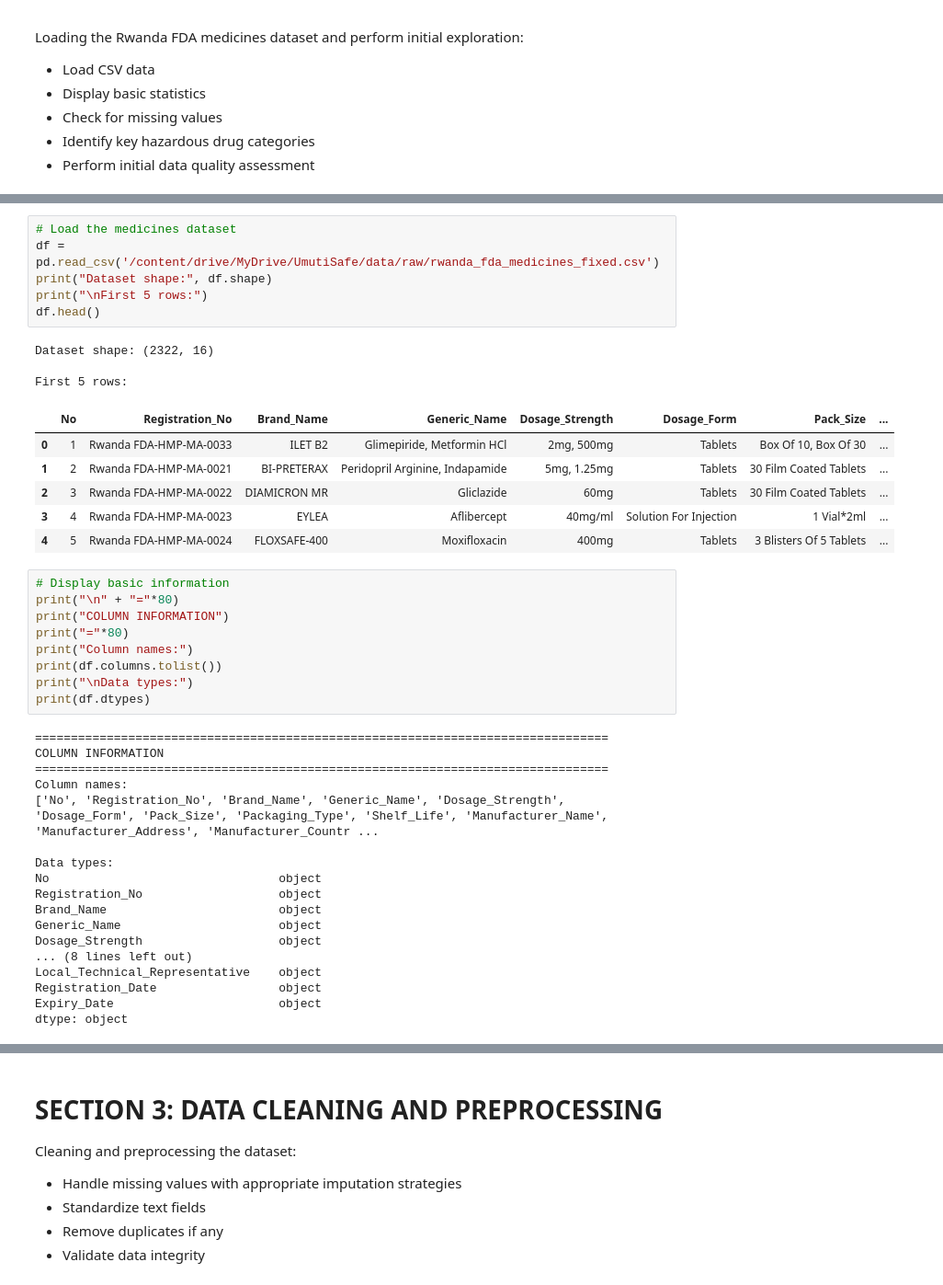
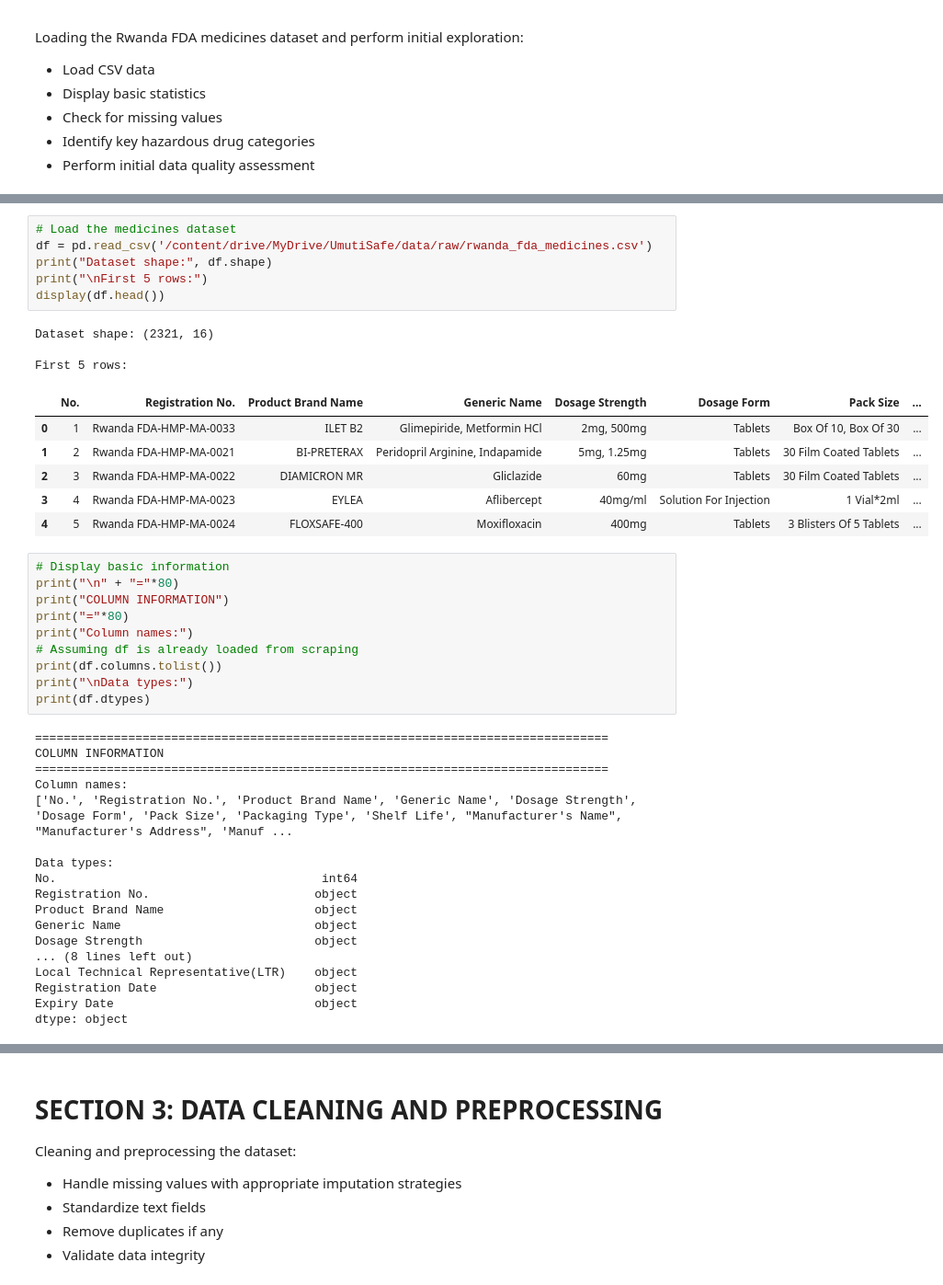
Before and after one commit to Jules-gatete/UmutiSafe_FastAPI-Model, a Jupyter notebook: Mission_Capstone__ML_Model_Development_Notebook.ipynb, the cells around one changed output, grey strips where cells are left out. Shown at 92% size. Cells and saved outputs as stored; diff of their text form.

```diff
--- a/Mission_Capstone__ML_Model_Development_Notebook.ipynb
+++ b/Mission_Capstone__ML_Model_Development_Notebook.ipynb
@@ -157,14 +241,14 @@ Mounted at /content/drive
 # %%
 # Load the medicines dataset
-df = pd.read_csv('/content/drive/MyDrive/UmutiSafe/data/raw/rwanda_fda_medicines_fixed.csv')
+df = pd.read_csv('/content/drive/MyDrive/UmutiSafe/data/raw/rwanda_fda_medicines.csv')
 print("Dataset shape:", df.shape)
 print("\nFirst 5 rows:")
-df.head()
+display(df.head())
 # %% [output]
-Dataset shape: (2322, 16)
+Dataset shape: (2321, 16)
 
 First 5 rows:
-|  | No | Registration_No | Brand_Name | Generic_Name | Dosage_Strength | Dosage_Form | Pack_Size | ... |
+|  | No. | Registration No. | Product Brand Name | Generic Name | Dosage Strength | Dosage Form | Pack Size | ... |
 | 0 | 1 | Rwanda FDA-HMP-MA-0033 | ILET B2 | Glimepiride, Metformin HCl | 2mg, 500mg | Tablets | Box Of 10, Box Of 30 | ... |
 | 1 | 2 | Rwanda FDA-HMP-MA-0021 | BI-PRETERAX | Peridopril Arginine, Indapamide | 5mg, 1.25mg | Tablets | 30 Film Coated Tablets | ... |
 | 2 | 3 | Rwanda FDA-HMP-MA-0022 | DIAMICRON MR | Gliclazide | 60mg | Tablets | 30 Film Coated Tablets | ... |
@@ -176,6 +260,7 @@ print("\n" + "="*80)
 print("COLUMN INFORMATION")
 print("="*80)
 print("Column names:")
+# Assuming df is already loaded from scraping
 print(df.columns.tolist())
 print("\nData types:")
 print(df.dtypes)
@@ -184,18 +269,18 @@ print(df.dtypes)
 COLUMN INFORMATION
 ================================================================================
 Column names:
-['No', 'Registration_No', 'Brand_Name', 'Generic_Name', 'Dosage_Strength', 'Dosage_Form', 'Pack_Size', 'Packaging_Type', 'Shelf_Life', 'Manufacturer_Name', 'Manufacturer_Address', 'Manufacturer_Countr ...
+['No.', 'Registration No.', 'Product Brand Name', 'Generic Name', 'Dosage Strength', 'Dosage Form', 'Pack Size', 'Packaging Type', 'Shelf Life', "Manufacturer's Name", "Manufacturer's Address", 'Manuf ...
 
 Data types:
-No                                object
-Registration_No                   object
-Brand_Name                        object
-Generic_Name                      object
-Dosage_Strength                   object
+No.                                     int64
+Registration No.                       object
+Product Brand Name                     object
+Generic Name                           object
+Dosage Strength                        object
 ... (8 lines left out)
-Local_Technical_Representative    object
-Registration_Date                 object
-Expiry_Date                       object
+Local Technical Representative(LTR)    object
+Registration Date                      object
+Expiry Date                            object
 dtype: object
 # %%
 # Missing Value Analysis
```
Also changed, not shown: parts of 67 cells of this notebook.
